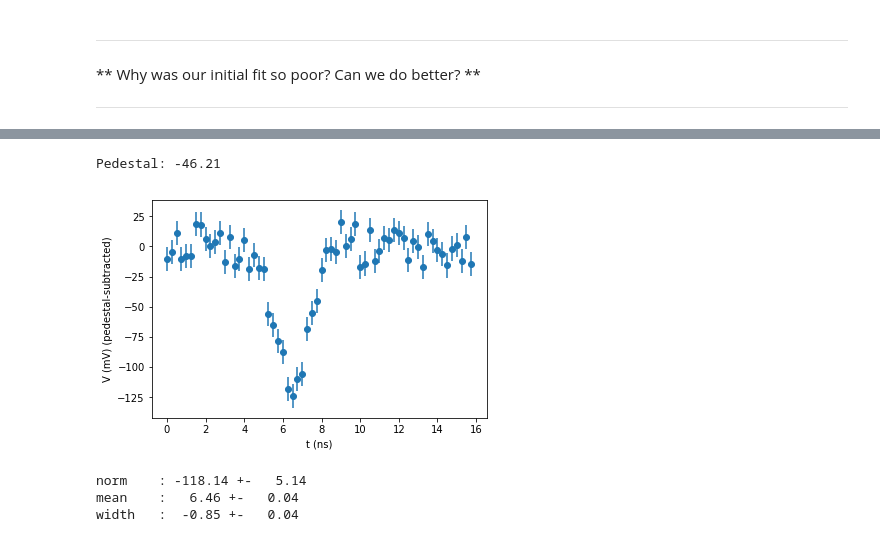
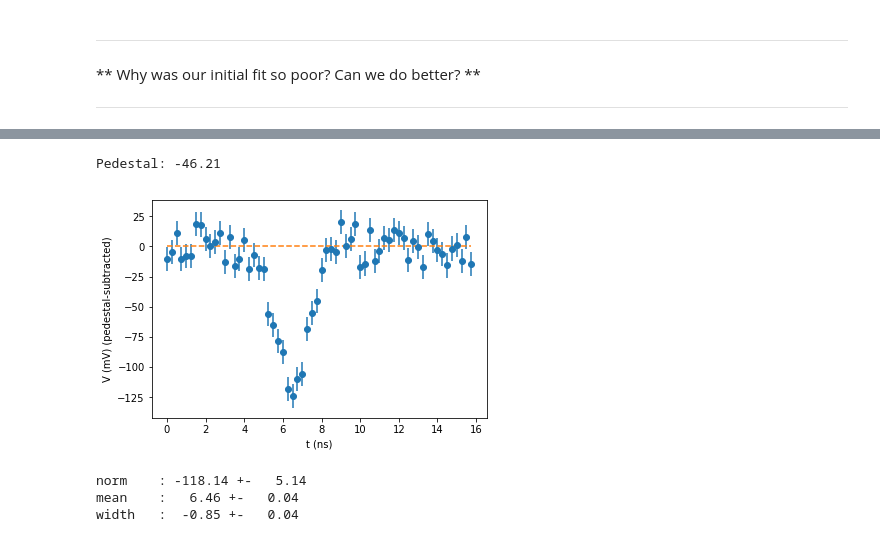
Before and after one commit to kylermurphy/astr288p_2018, a Jupyter notebook: notebooks/Lecture11_09-fitting.ipynb, the cells around one changed output, grey strips where cells are left out. Drawn from its saved outputs; the diff is of its cells as text; code cells hidden in the pictures.

```diff
--- a/notebooks/Lecture11_09-fitting.ipynb
+++ b/notebooks/Lecture11_09-fitting.ipynb
@@ -356,16 +359,17 @@ Pedestal Data
 # %%
 #Now we can manually compute the mean pedestal, subtract it off of our data, and plot it:
 pedestal = pedestal_values.mean()
 print("Pedestal: {0:.2f}".format(pedestal))
 ped_subtracted_pulse = contaminated_pulse - pedestal
 
 plt.errorbar(time_axis, ped_subtracted_pulse, errors, fmt="o")
+plt.plot(time_axis, np.zeros(len(time_axis)), '--')
 plt.xlabel("t (ns)")
 plt.ylabel("V (mV) (pedestal-subtracted)")
 plt.show()
 # %% [output]
 Pedestal: -46.21
-[figure, old version]
+[figure, new version]
 # %%
 # define parameters and inital guesses
 param_names = ["norm", "mean", "width"]
```
Also changed, not shown: parts of 16 cells of this notebook.
